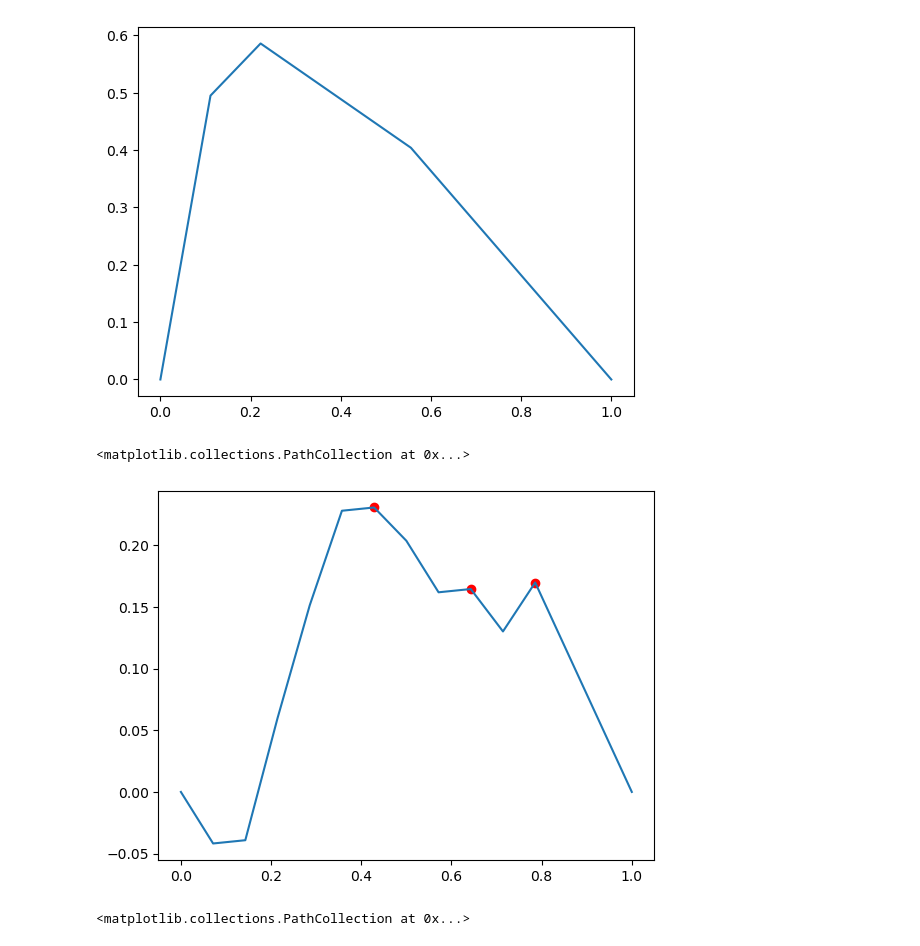
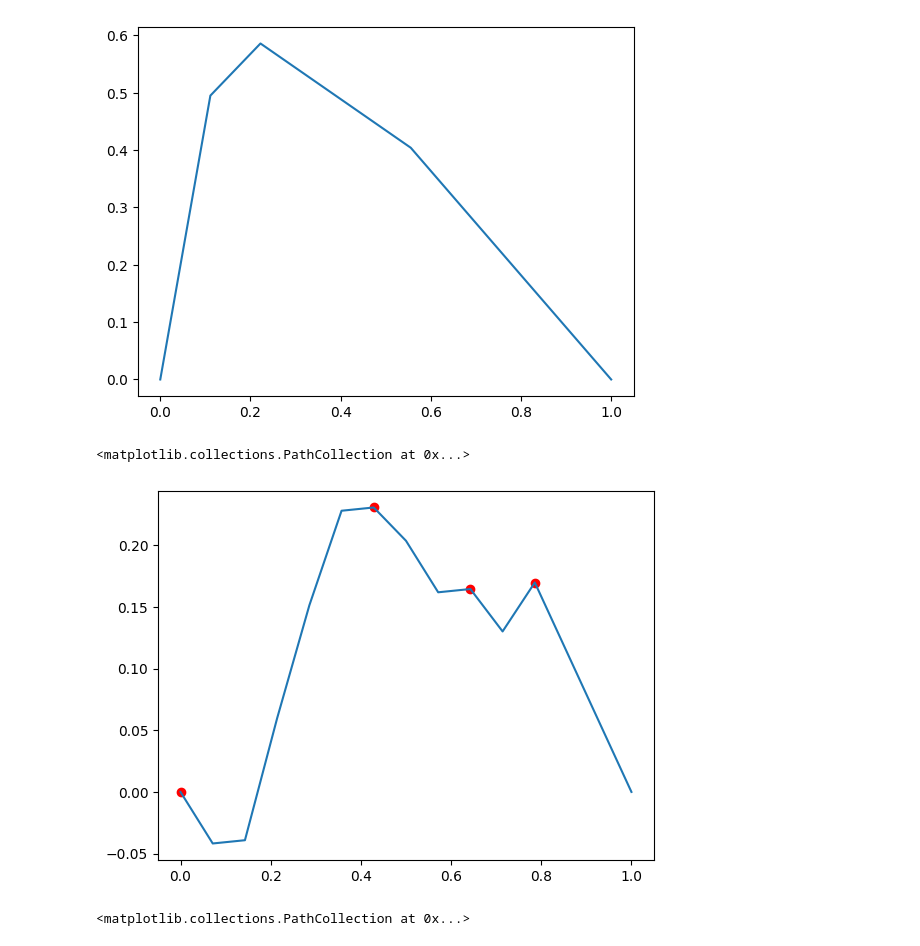
Before and after one commit to TNanukem/paper_implementations, a Jupyter notebook: Kneedle.ipynb, the cells around one changed output. Drawn from its saved outputs; the diff is of its cells as text; code cells hidden in the pictures.

```diff
--- a/Kneedle.ipynb
+++ b/Kneedle.ipynb
@@ -76,0 +26,16 @@ plt.plot(x_2, cs(x_2), label='Cubic Spline')
+# %%
+def spline(x, y):
+    uspline = interpolate.interp1d(x, y)
+    return x, uspline(x)
+
+def invert(x, y):
+    x = np.array(x)
+    y = np.array(y)
+
+    y = np.max(y) - y
+    x = np.max(x) - x
+
+    return x, y
+# %%
+x_1, y_1 = spline(x_1, y_1)
+plt.plot(x_1, y_1)
@@ -84,9 +58,9 @@ def max_min(x, y):
 
     return x, y
 # %%
-x_1, y_1 = max_min(x_1, y_1)
+x_1_norm, y_1_norm = max_min(x_1, y_1)
 
-plt.plot(x_1, y_1)
+plt.plot(x_1_norm, y_1_norm)
 # %% [output]
 [<matplotlib.lines.Line2D at 0x...>]
 [figure]
@@ -101,9 +75,9 @@ plt.plot(x_2, y_2)
 def differences(x, y):
     return y - x
 # %%
-y_1 = differences(x_1, y_1)
+y_1_diff = differences(x_1_norm, y_1_norm)
 
-plt.plot(x_1, y_1)
+plt.plot(x_1_norm, y_1_diff)
 # %% [output]
 [<matplotlib.lines.Line2D at 0x...>]
 [figure]
@@ -115,10 +89,10 @@ plt.plot(x_2, y_2)
 [<matplotlib.lines.Line2D at 0x...>]
 [figure]
 # %%
-maxima_idxs = argrelextrema(y_1, np.greater)
-plt.plot(x_1, y_1)
-plt.scatter(x_1[maxima_idxs], y_1[maxima_idxs], c='r')
+maxima_idxs = argrelextrema(y_1_diff, np.greater_equal)
+plt.plot(x_1_norm, y_1_diff)
+plt.scatter(x_1_norm[maxima_idxs], y_1_diff[maxima_idxs], c='r')
 # %% [output]
 <matplotlib.collections.PathCollection at 0x...>
-[figure, old version]
+[figure, new version]
 # %%
```
Also changed, not shown: parts of 19 cells of this notebook, 1 other file.
